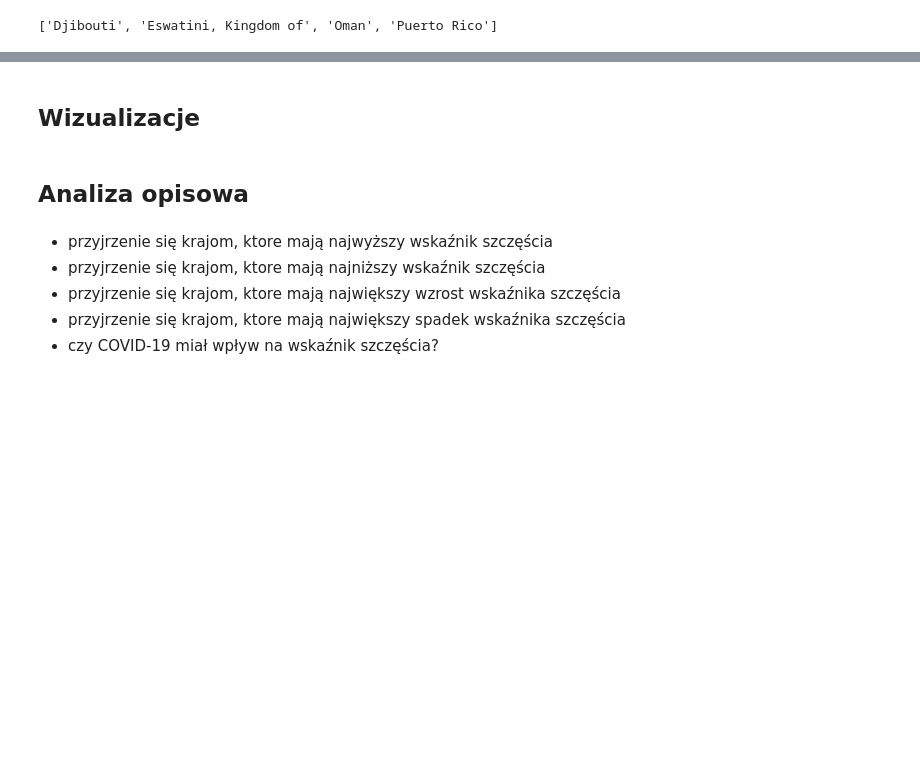
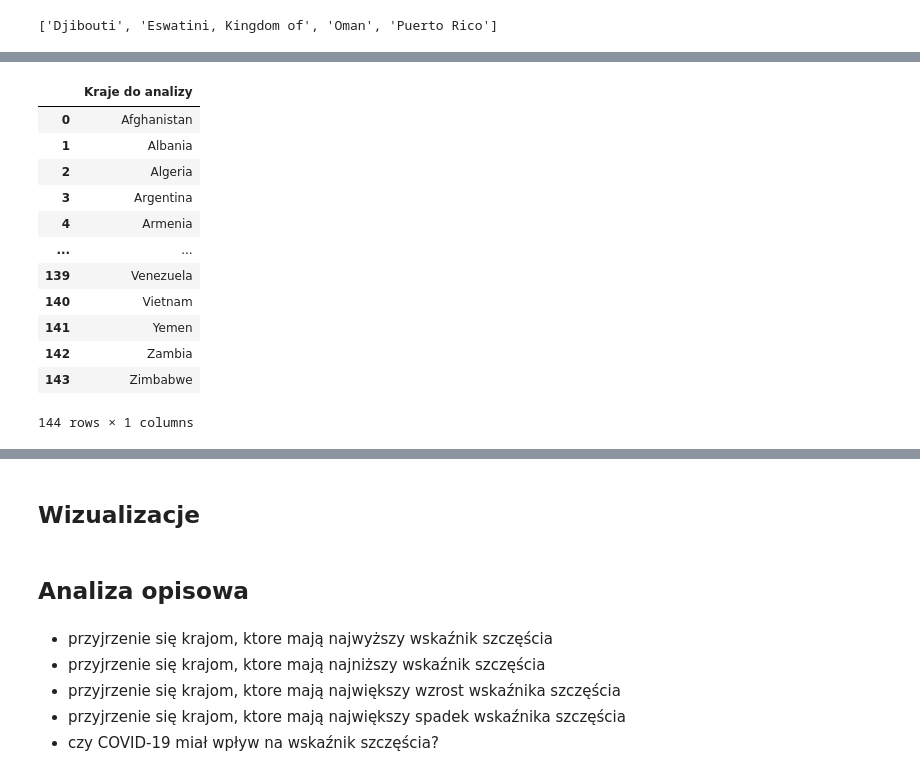
Before and after one commit to Kinga94/SAD_zadanie, a Jupyter notebook: SAD_world_happines_report.ipynb, the cells around one changed output, grey strips where cells are left out. Drawn from its saved outputs; the diff is of its cells as text; code cells hidden in the pictures; blank space fills up the shorter version.

```diff
--- a/SAD_world_happines_report.ipynb
+++ b/SAD_world_happines_report.ipynb
@@ -610,3 +624,15 @@ braki.columns = ["Country", "Year", "Brakuje"]
 kraje_tylko_w_jednym_roku
 # %% [output]
 ['Djibouti', 'Eswatini, Kingdom of', 'Oman', 'Puerto Rico']
+# %%
+# Filtruj dane: tylko kraje, które występują we wszystkich latach
+kraje_stale = spojnosc_krajow_df.index[spojnosc_krajow_df.all(axis=1)].tolist()
+
+# Tworzymy nowe ramki danych tylko z tymi krajami
+dfs_stale = {}
+for rok, df in dfs.items():
+    dfs_stale[rok] = df[df["Country"].isin(kraje_stale)].copy()
+
+# Sprawdzenie liczby krajów w każdej nowej ramce
+licznik_krajow_stalych = {rok: len(df) for rok, df in dfs_stale.items()}
+licznik_krajow_stalych
@@ -613,2 +648,9 @@ kraje_tylko_w_jednym_roku
 # %%
-braki
+# Na podstawie danych z df `spojnosc_krajow_df`, policz ile lat brakuje każdemu krajowi
+liczba_brakow = spojnosc_krajow_df.apply(lambda row: (~row).sum(), axis=1)
+
+# Kraje, które mają dokładnie 1 brakujący rok
+kraje_z_1_brakiem = liczba_brakow[liczba_brakow == 1].index.tolist()
+
+# W których konkretnie latach brakuje tych krajów
+braki_dla_krajow_1 = braki[braki["Country"].isin(kraje_z_1_brakiem)].sort_values(by=["Country", "Year"])
@@ -671,0 +668,22 @@ missing_regions_final
+# %%
+# Połącz listę krajów stałych (pełne dane) i tych z tylko jednym brakującym rokiem
+kraje_do_analizy = sorted(set(kraje_stale).union(set(kraje_z_1_brakiem)))
+
+# Stwórz ramkę z ostateczną listą krajów do analizy
+df_kraje_do_analizy = pd.DataFrame(kraje_do_analizy, columns=["Kraje do analizy"])
+# %%
+df_kraje_do_analizy
+# %% [output]
+|  | Kraje do analizy |
+| 0 | Afghanistan |
+| 1 | Albania |
+| 2 | Algeria |
+| 3 | Argentina |
+| 4 | Armenia |
+| ... | ... |
+| 139 | Venezuela |
+| 140 | Vietnam |
+| 141 | Yemen |
+| 142 | Zambia |
+| 143 | Zimbabwe |
+144 rows × 1 columns
```
Also changed, not shown: parts of 11 cells of this notebook.
